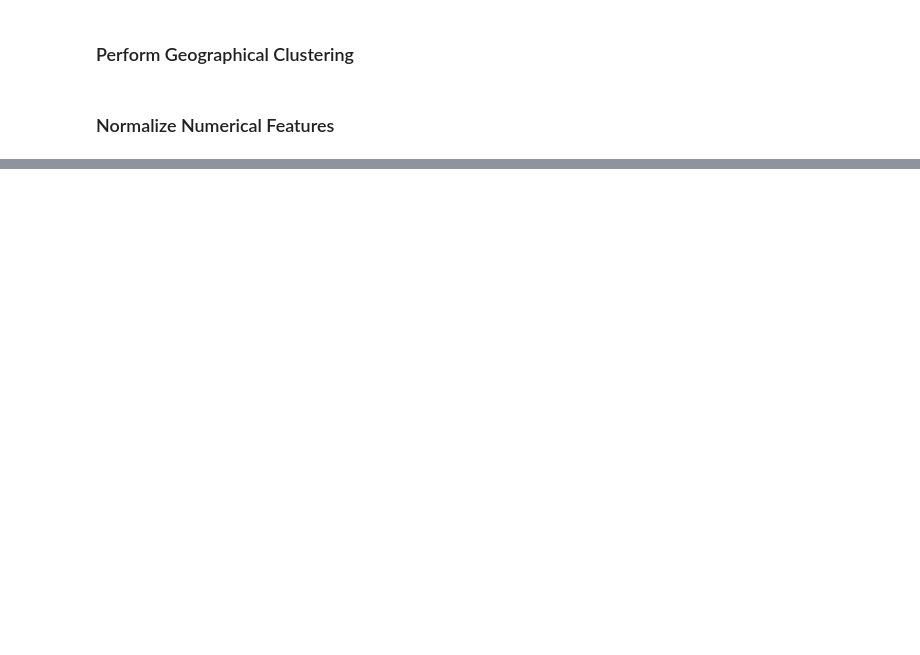
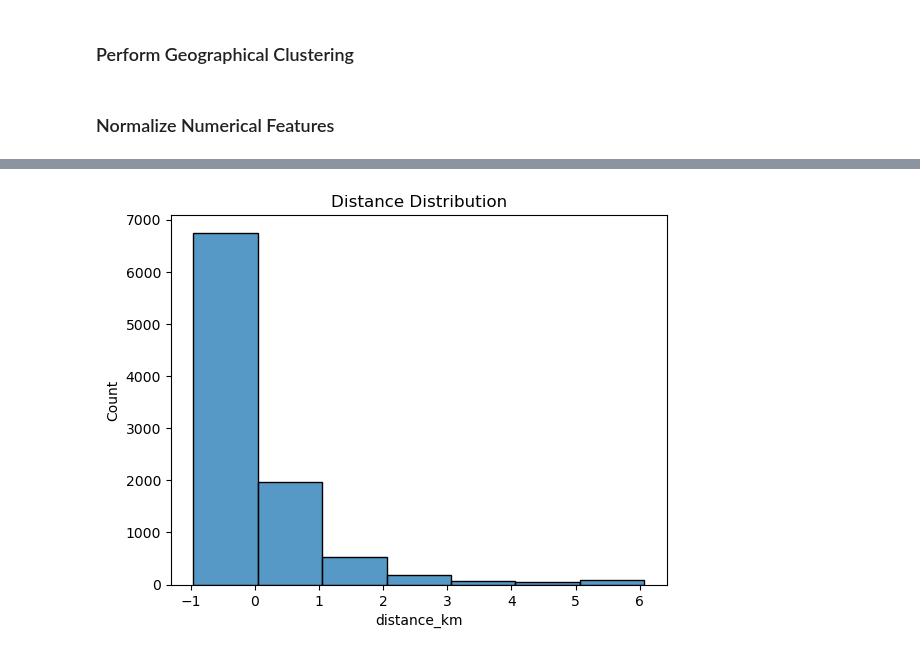
Before and after one commit to Mannvika/FinalProject, a Jupyter notebook: FinalProject.ipynb, the cells around one changed output, grey strips where cells are left out. Saved outputs shown, nothing was run; the diff lists cells and outputs as text; code cells hidden in the pictures; blank space fills up the shorter version.

```diff
--- a/FinalProject.ipynb
+++ b/FinalProject.ipynb
@@ -91,0 +141,6 @@ df[['distance_km', 'pickup_latitude', 'pickup_longitude',
+# %%
+sns.histplot(df['distance_km'], bins=7)
+plt.title("Distance Distribution")
+plt.show()
+# %% [output]
+[figure, added]
```
Also changed, not shown: parts of 15 cells of this notebook.
